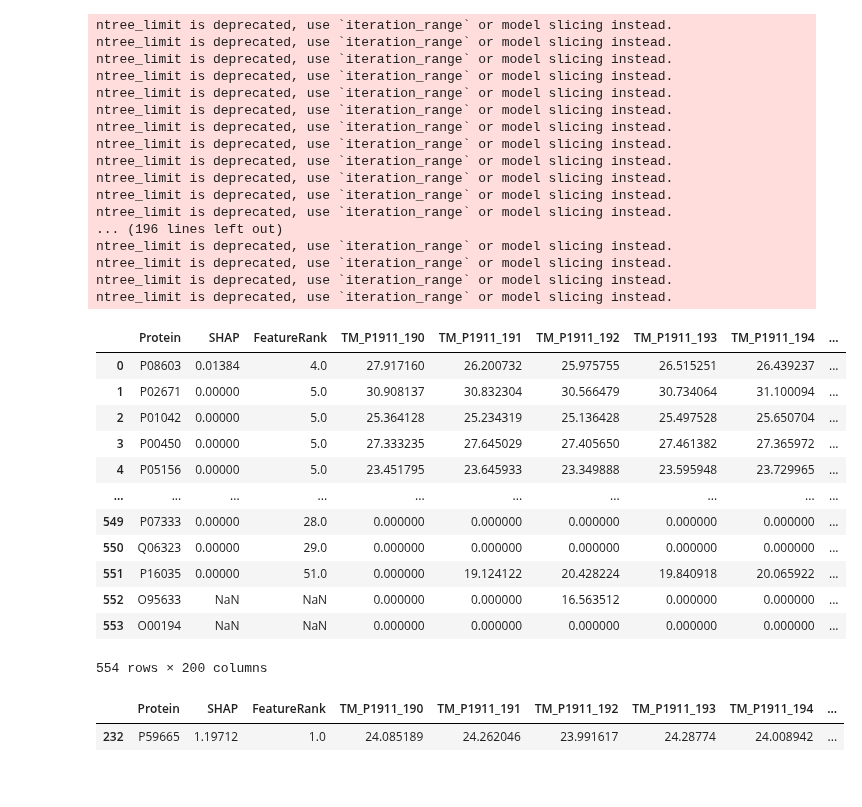
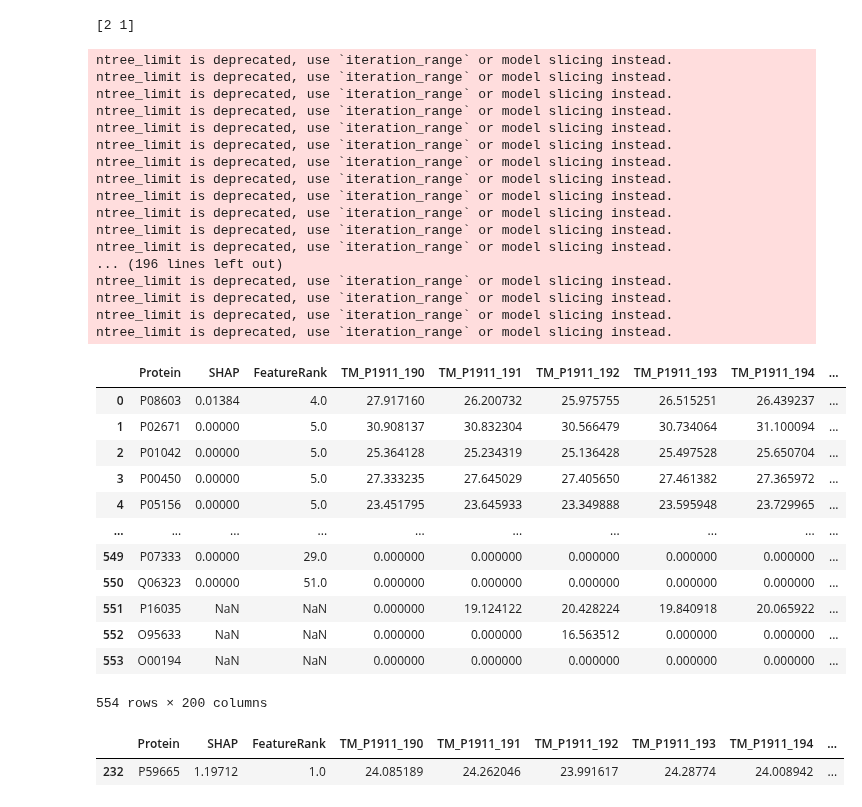
Before and after one commit to InfectionMedicineProteomics/DPKS, a Jupyter notebook: notebooks/classifier.ipynb, the cells around one changed output. Drawn from its saved outputs; the diff is of its cells as text; code cells hidden in the pictures.

Commit message:
Removed redundant group_a group_b from classify. Should have put in another branch

```diff
--- a/notebooks/classifier.ipynb
+++ b/notebooks/classifier.ipynb
@@ -13,39 +13,40 @@ quantified_data = (
     .quantify(method="top_n")
 )
 # %%
-quantified_data.classify(classifier="xgboost", group_a=1, group_b=2, shap_algorithm="tree", rfe_step = 10, rfe_min_features_to_select=10)
+quantified_data.classify(classifier="xgboost", shap_algorithm="tree", rfe_step = 10, rfe_min_features_to_select=10)
 quantified_data.to_df()
 # %% [output]
-ntree_limit is deprecated, use `iteration_range` or model slicing instead.
-ntree_limit is deprecated, use `iteration_range` or model slicing instead.
-ntree_limit is deprecated, use `iteration_range` or model slicing instead.
-ntree_limit is deprecated, use `iteration_range` or model slicing instead.
-ntree_limit is deprecated, use `iteration_range` or model slicing instead.
-ntree_limit is deprecated, use `iteration_range` or model slicing instead.
-ntree_limit is deprecated, use `iteration_range` or model slicing instead.
-ntree_limit is deprecated, use `iteration_range` or model slicing instead.
-ntree_limit is deprecated, use `iteration_range` or model slicing instead.
-ntree_limit is deprecated, use `iteration_range` or model slicing instead.
-ntree_limit is deprecated, use `iteration_range` or model slicing instead.
-ntree_limit is deprecated, use `iteration_range` or model slicing instead.
-... (196 lines left out)
-ntree_limit is deprecated, use `iteration_range` or model slicing instead.
-ntree_limit is deprecated, use `iteration_range` or model slicing instead.
-ntree_limit is deprecated, use `iteration_range` or model slicing instead.
-ntree_limit is deprecated, use `iteration_range` or model slicing instead.
+[2 1]
+ntree_limit is deprecated, use `iteration_range` or model slicing instead.
+ntree_limit is deprecated, use `iteration_range` or model slicing instead.
+ntree_limit is deprecated, use `iteration_range` or model slicing instead.
+ntree_limit is deprecated, use `iteration_range` or model slicing instead.
+ntree_limit is deprecated, use `iteration_range` or model slicing instead.
+ntree_limit is deprecated, use `iteration_range` or model slicing instead.
+ntree_limit is deprecated, use `iteration_range` or model slicing instead.
+ntree_limit is deprecated, use `iteration_range` or model slicing instead.
+ntree_limit is deprecated, use `iteration_range` or model slicing instead.
+ntree_limit is deprecated, use `iteration_range` or model slicing instead.
+ntree_limit is deprecated, use `iteration_range` or model slicing instead.
+ntree_limit is deprecated, use `iteration_range` or model slicing instead.
+... (196 lines left out)
+ntree_limit is deprecated, use `iteration_range` or model slicing instead.
+ntree_limit is deprecated, use `iteration_range` or model slicing instead.
+ntree_limit is deprecated, use `iteration_range` or model slicing instead.
+ntree_limit is deprecated, use `iteration_range` or model slicing instead.
 |  | Protein | SHAP | FeatureRank | TM_P1911_190 | TM_P1911_191 | TM_P1911_192 | TM_P1911_193 | TM_P1911_194 | ... |
 | 0 | P08603 | 0.01384 | 4.0 | 27.917160 | 26.200732 | 25.975755 | 26.515251 | 26.439237 | ... |
 | 1 | P02671 | 0.00000 | 5.0 | 30.908137 | 30.832304 | 30.566479 | 30.734064 | 31.100094 | ... |
 | 2 | P01042 | 0.00000 | 5.0 | 25.364128 | 25.234319 | 25.136428 | 25.497528 | 25.650704 | ... |
 | 3 | P00450 | 0.00000 | 5.0 | 27.333235 | 27.645029 | 27.405650 | 27.461382 | 27.365972 | ... |
 | 4 | P05156 | 0.00000 | 5.0 | 23.451795 | 23.645933 | 23.349888 | 23.595948 | 23.729965 | ... |
 | ... | ... | ... | ... | ... | ... | ... | ... | ... | ... |
-| 549 | P07333 | 0.00000 | 28.0 | 0.000000 | 0.000000 | 0.000000 | 0.000000 | 0.000000 | ... |
-| 550 | Q06323 | 0.00000 | 29.0 | 0.000000 | 0.000000 | 0.000000 | 0.000000 | 0.000000 | ... |
-| 551 | P16035 | 0.00000 | 51.0 | 0.000000 | 19.124122 | 20.428224 | 19.840918 | 20.065922 | ... |
+| 549 | P07333 | 0.00000 | 29.0 | 0.000000 | 0.000000 | 0.000000 | 0.000000 | 0.000000 | ... |
+| 550 | Q06323 | 0.00000 | 51.0 | 0.000000 | 0.000000 | 0.000000 | 0.000000 | 0.000000 | ... |
+| 551 | P16035 | NaN | NaN | 0.000000 | 19.124122 | 20.428224 | 19.840918 | 20.065922 | ... |
 | 552 | O95633 | NaN | NaN | 0.000000 | 0.000000 | 16.563512 | 0.000000 | 0.000000 | ... |
 | 553 | O00194 | NaN | NaN | 0.000000 | 0.000000 | 0.000000 | 0.000000 | 0.000000 | ... |
-554 rows × 200 columns
+554 rows × 200 columns
 # %%
 df = quantified_data.to_df()
 df[df['Protein'] == 'P59665']
```
Also changed, not shown: parts of 2 cells of this notebook, 1 other file.
